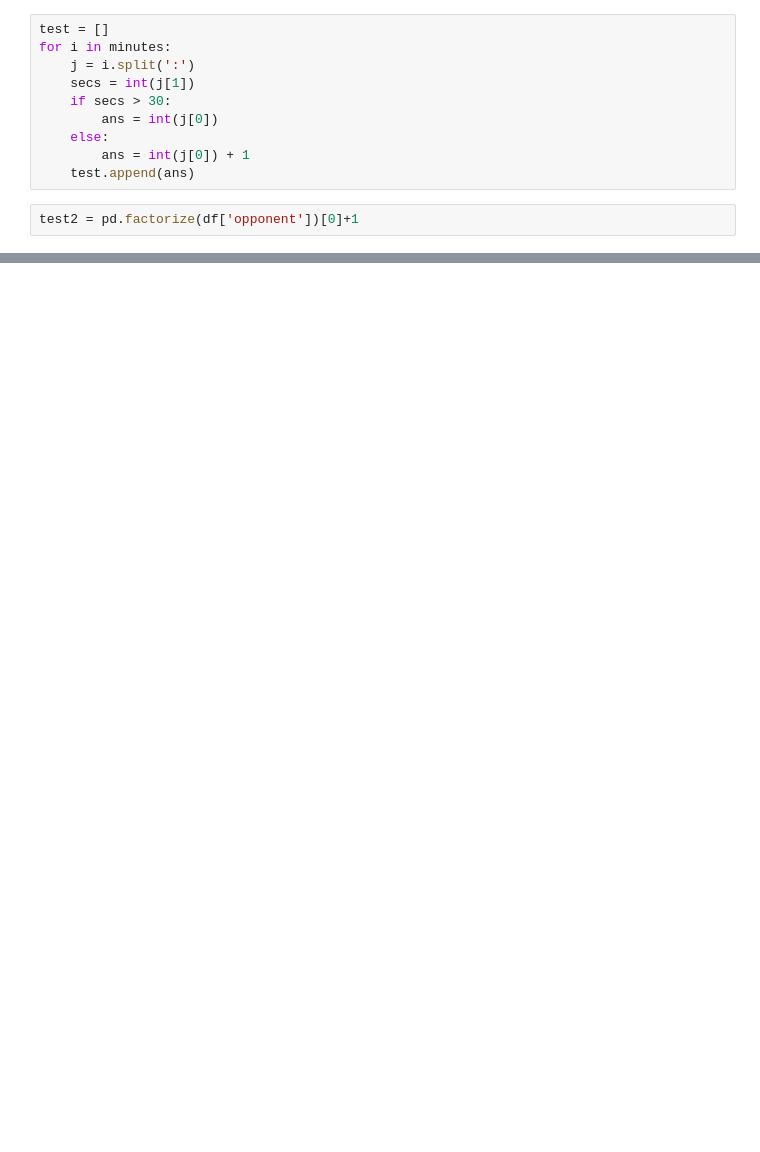
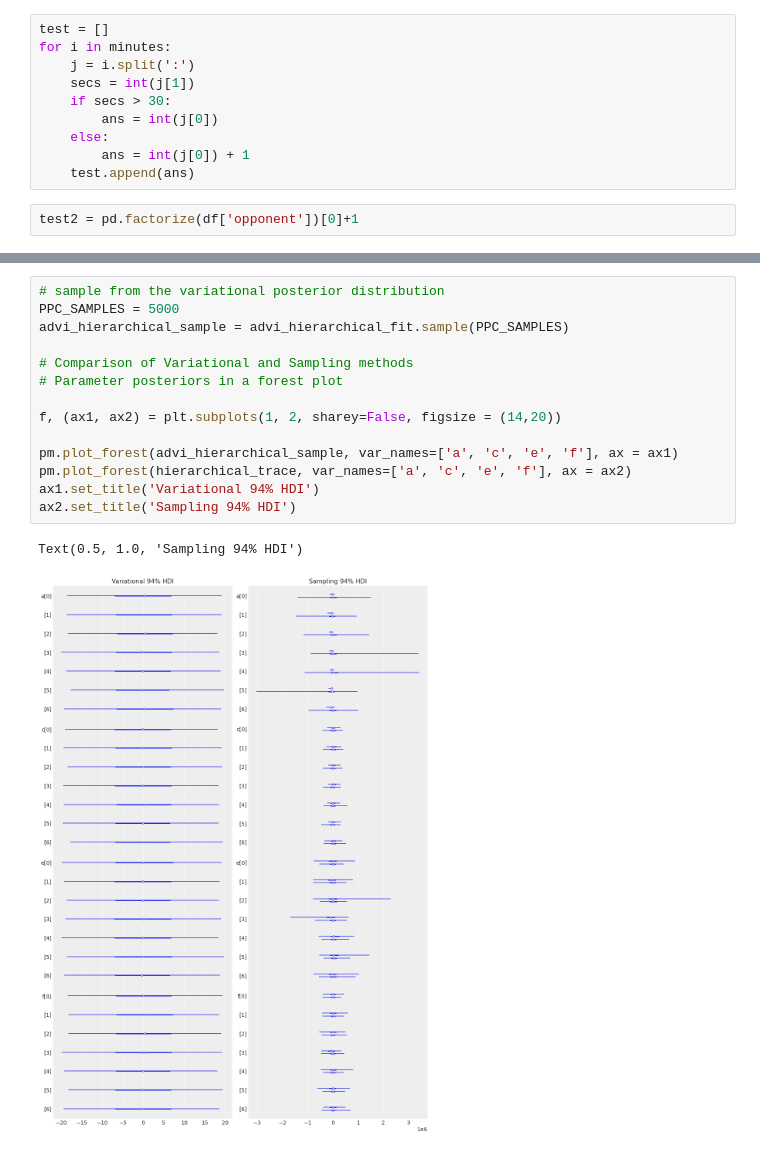
Before and after one commit to alseekford/Bayes-NBAFantasyPredictions, a Jupyter notebook: Hierarchical_Model.ipynb, the cells around one changed output, grey strips where cells are left out. Drawn from its saved outputs; the diff is of its cells as text; blank space fills up the shorter version.

```diff
--- a/Hierarchical_Model.ipynb
+++ b/Hierarchical_Model.ipynb
@@ -193,0 +228,17 @@ plt.show()
+# %%
+# sample from the variational posterior distribution
+PPC_SAMPLES = 5000
+advi_hierarchical_sample = advi_hierarchical_fit.sample(PPC_SAMPLES)
+
+# Comparison of Variational and Sampling methods
+# Parameter posteriors in a forest plot
+
+f, (ax1, ax2) = plt.subplots(1, 2, sharey=False, figsize = (14,20))
+
+pm.plot_forest(advi_hierarchical_sample, var_names=['a', 'c', 'e', 'f'], ax = ax1)
+pm.plot_forest(hierarchical_trace, var_names=['a', 'c', 'e', 'f'], ax = ax2)
+ax1.set_title('Variational 94% HDI')
+ax2.set_title('Sampling 94% HDI')
+# %% [output]
+Text(0.5, 1.0, 'Sampling 94% HDI')
+[figure, added]
```
Also changed, not shown: parts of 8 cells of this notebook.
